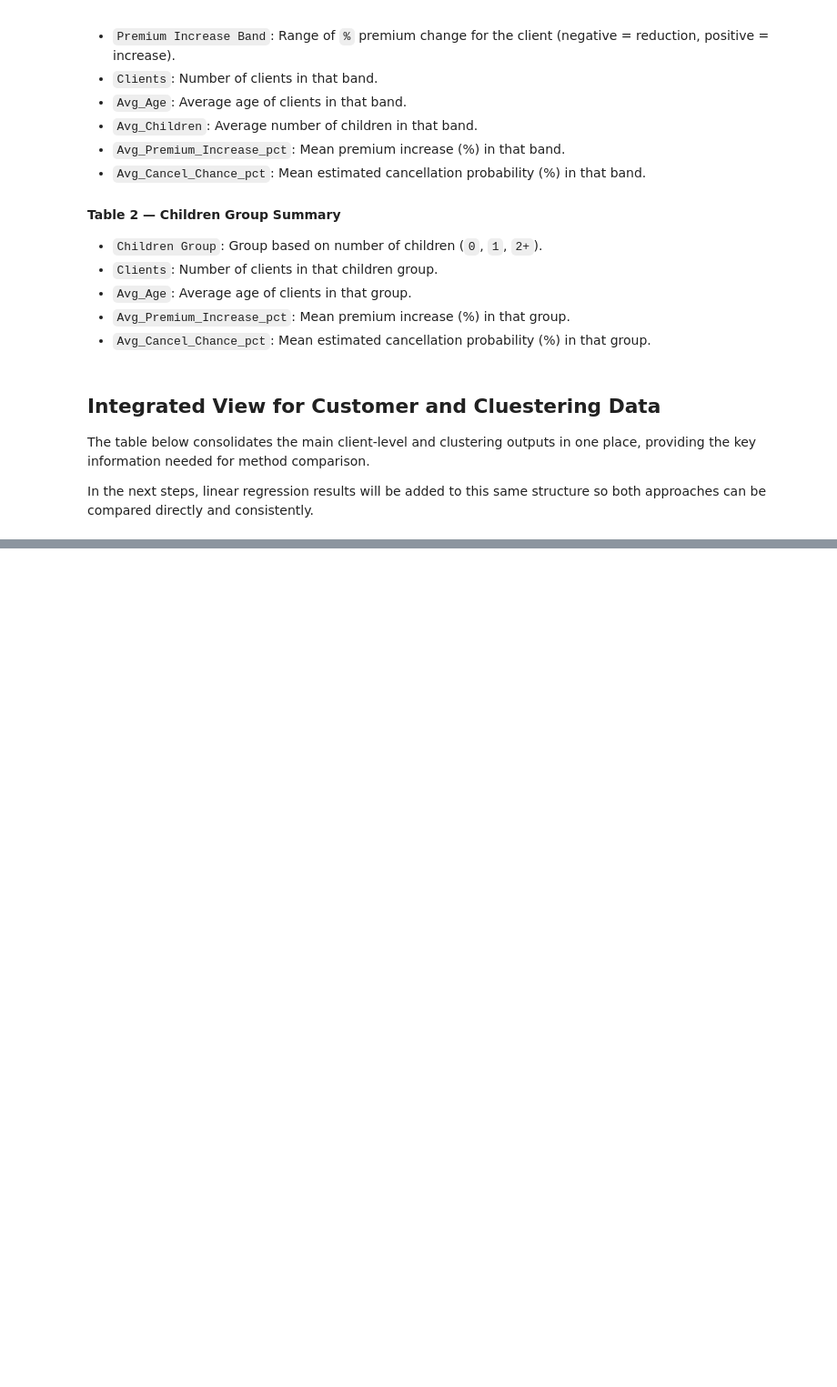
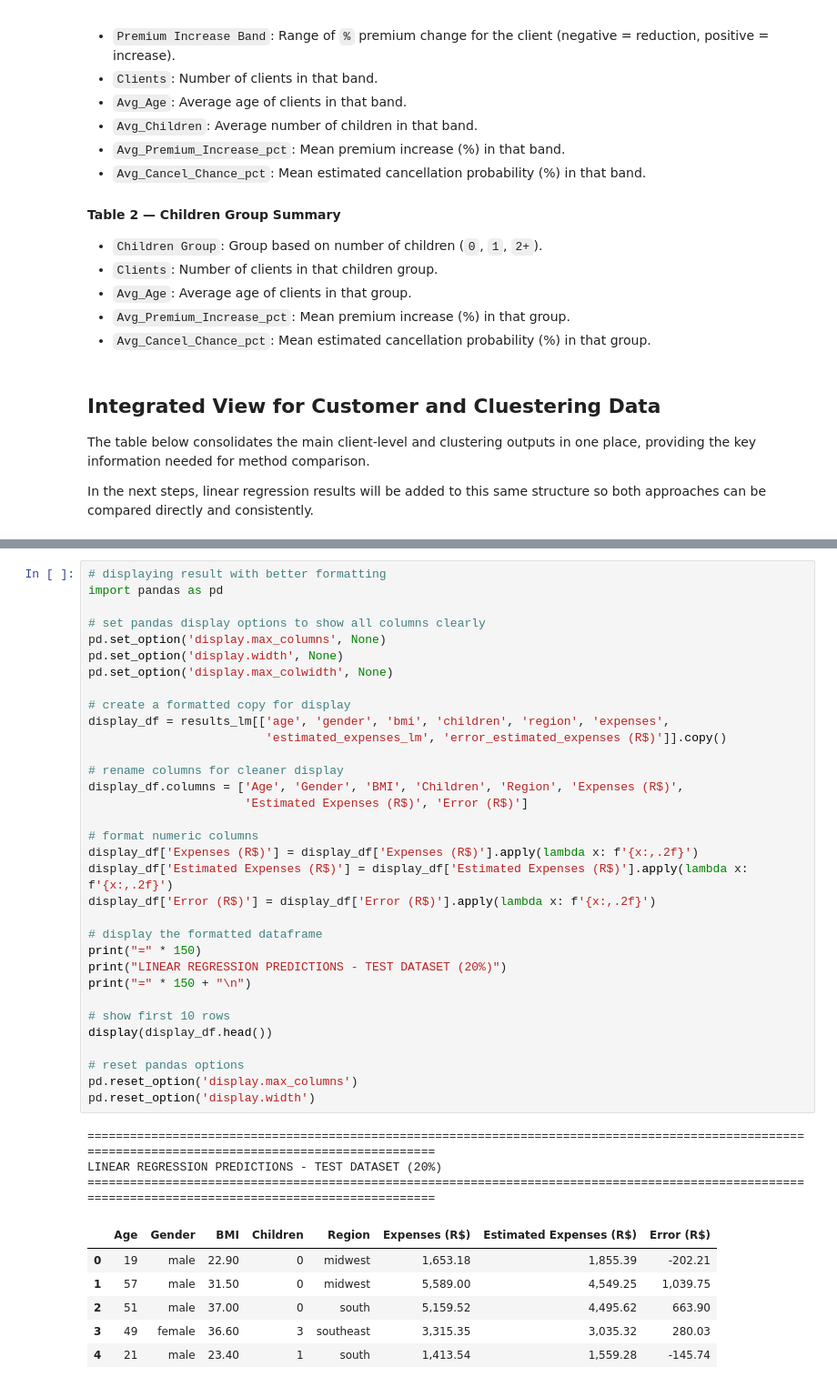
Before and after one commit to renancaetan0/prediction_methods_health_insurance, a Jupyter notebook: notebooks/prediction_methods_health_insurance.ipynb, the cells around one changed output, grey strips where cells are left out. Shown at 91% size. Cells and saved outputs as stored; diff of their text form; blank space fills up the shorter version.

```diff
--- a/notebooks/prediction_methods_health_insurance.ipynb
+++ b/notebooks/prediction_methods_health_insurance.ipynb
@@ -2682,0 +3531,43 @@ display(HTML("".join(html_parts)))
+# %%
+# displaying result with better formatting
+import pandas as pd
+
+# set pandas display options to show all columns clearly
+pd.set_option('display.max_columns', None)
+pd.set_option('display.width', None)
+pd.set_option('display.max_colwidth', None)
+
+# create a formatted copy for display
+display_df = results_lm[['age', 'gender', 'bmi', 'children', 'region', 'expenses',
+                         'estimated_expenses_lm', 'error_estimated_expenses (R$)']].copy()
+
+# rename columns for cleaner display
+display_df.columns = ['Age', 'Gender', 'BMI', 'Children', 'Region', 'Expenses (R$)',
+                      'Estimated Expenses (R$)', 'Error (R$)']
+
+# format numeric columns
+display_df['Expenses (R$)'] = display_df['Expenses (R$)'].apply(lambda x: f'{x:,.2f}')
+display_df['Estimated Expenses (R$)'] = display_df['Estimated Expenses (R$)'].apply(lambda x: f'{x:,.2f}')
+display_df['Error (R$)'] = display_df['Error (R$)'].apply(lambda x: f'{x:,.2f}')
+
+# display the formatted dataframe
+print("=" * 150)
+print("LINEAR REGRESSION PREDICTIONS - TEST DATASET (20%)")
+print("=" * 150 + "\n")
+
+# show first 10 rows
+display(display_df.head())
+
+# reset pandas options
+pd.reset_option('display.max_columns')
+pd.reset_option('display.width')
+# %% [output]
+======================================================================================================================================================
+LINEAR REGRESSION PREDICTIONS - TEST DATASET (20%)
+======================================================================================================================================================
+|  | Age | Gender | BMI | Children | Region | Expenses (R$) | Estimated Expenses (R$) | Error (R$) |
+| 0 | 19 | male | 22.90 | 0 | midwest | 1,653.18 | 1,855.39 | -202.21 |
+| 1 | 57 | male | 31.50 | 0 | midwest | 5,589.00 | 4,549.25 | 1,039.75 |
+| 2 | 51 | male | 37.00 | 0 | south | 5,159.52 | 4,495.62 | 663.90 |
+| 3 | 49 | female | 36.60 | 3 | southeast | 3,315.35 | 3,035.32 | 280.03 |
+| 4 | 21 | male | 23.40 | 1 | south | 1,413.54 | 1,559.28 | -145.74 |
```
Also changed, not shown: parts of 24 cells of this notebook.
